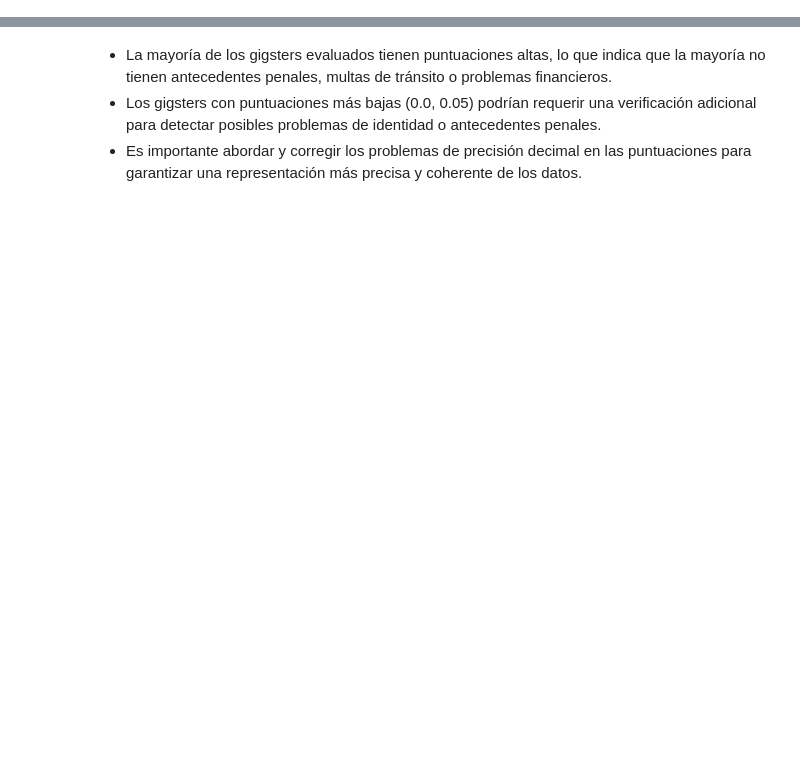
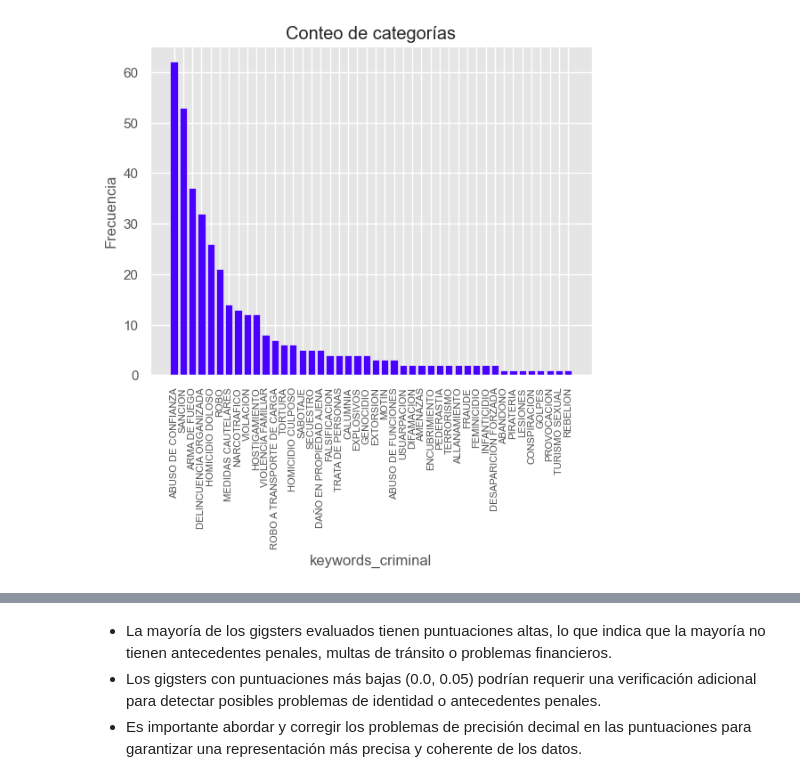
Before and after one commit to Esteban12j/Analisis_Verificaciones_Antecedentes, a Jupyter notebook: Script.ipynb, the cells around one changed output, grey strips where cells are left out. Cells and saved outputs as stored; diff of their text form; code cells hidden in the pictures; blank space fills up the shorter version.

```diff
--- a/Script.ipynb
+++ b/Script.ipynb
@@ -6,2 +24,22 @@ df = pd.read_excel(ruta_archivo)
+# %%
+
+
+# Obtener el conteo de cada categoría
+category_counts = df_criminal['keywords_criminal'].value_counts()
+
+mpl.style.use('ggplot')
+mpl.rcParams['axes.prop_cycle'] = mpl.cycler(color=color[1])
+
+plt.bar(category_counts.index, category_counts.values)
+
+plt.title('Conteo de categorías')
+plt.xlabel('keywords_criminal')
+plt.ylabel('Frecuencia')
+
+plt.xticks(rotation=90, fontsize=8)
+
+plt.show()
+# %% [output]
+[figure, added]
 # %%
 #grafico de distribución de puntuación por conjunto de datos (Criminal Background, Traffic Fines, Financial Background)
```
Also changed, not shown: parts of 16 cells of this notebook, 21 other files.
